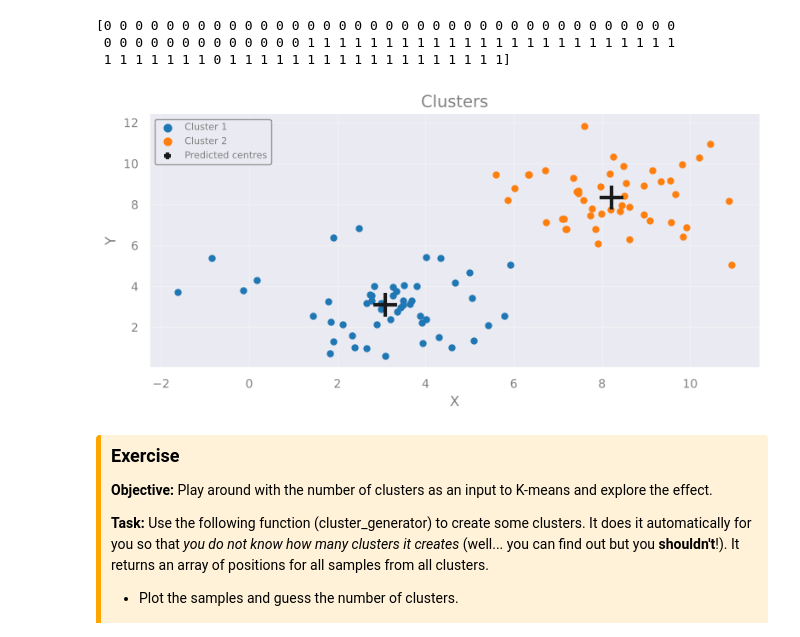
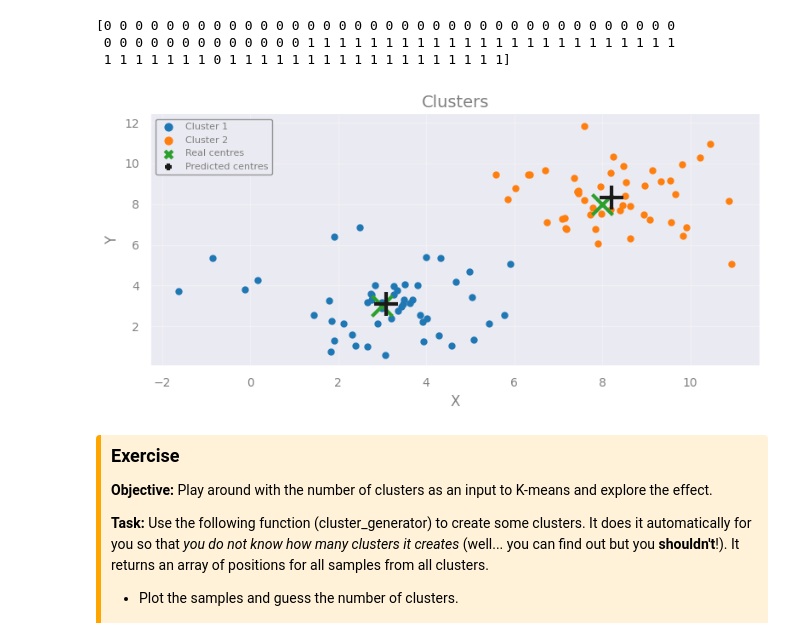
Before and after one commit to AstroStat-Academy/conf-pycon-2026, a Jupyter notebook: Introduction_to_ML_and_Clustering_Workshop.ipynb, the cells around one changed output. Saved outputs shown, nothing was run; the diff lists cells and outputs as text; code cells hidden in the pictures.

```diff
--- a/Introduction_to_ML_and_Clustering_Workshop.ipynb
+++ b/Introduction_to_ML_and_Clustering_Workshop.ipynb
@@ -377,13 +373,16 @@ print(kmeans_model.labels_)
 # %%
 # the cluster centres found by K-means
 centers = kmeans_model.cluster_centers_
 
+# real (synthetic) cluster centers
+real_centers = [x for x in [cluster1_mean, cluster2_mean]]
+
 # plotting the datapoints colour-coded according to the cluster
 # they have been assigned to, together with the centres (+)
-plot_clusters(X, kmeans_model.labels_, centers=centers)
+plot_clusters(X, kmeans_model.labels_, centers=centers, true_centers=real_centers)
 plt.show()
 # %% [output]
-[figure, old version]
+[figure, new version]
 # %% [markdown]
 <div style="border-left: 5px solid #FFA500; background-color: rgba(255, 165, 0, 0.15); padding: 10px; border-radius: 4px; color: inherit;">
 
```
Also changed, not shown: parts of 29 cells of this notebook.
